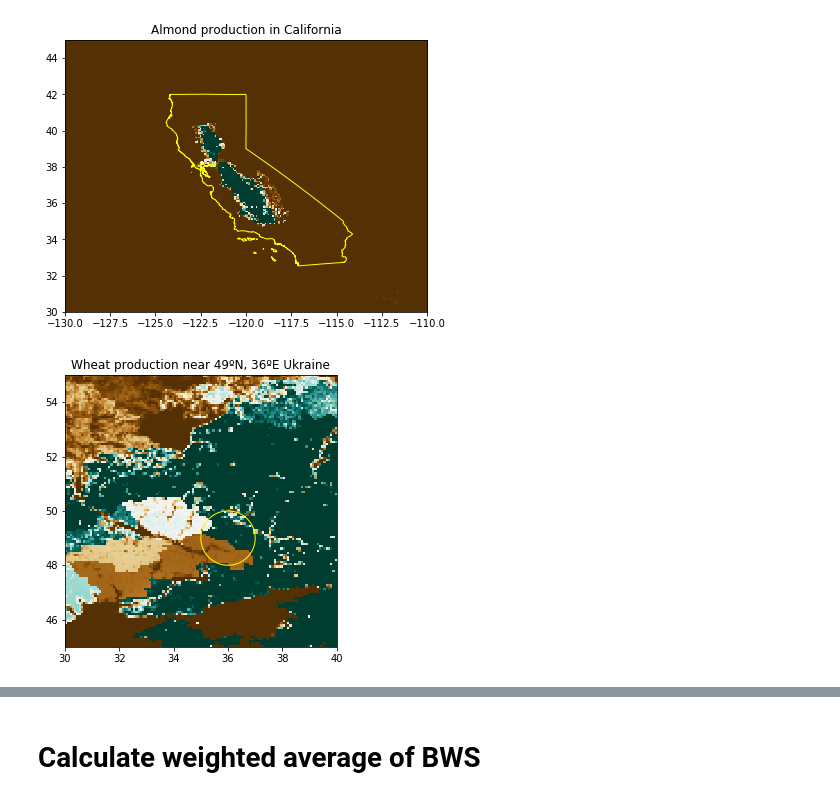
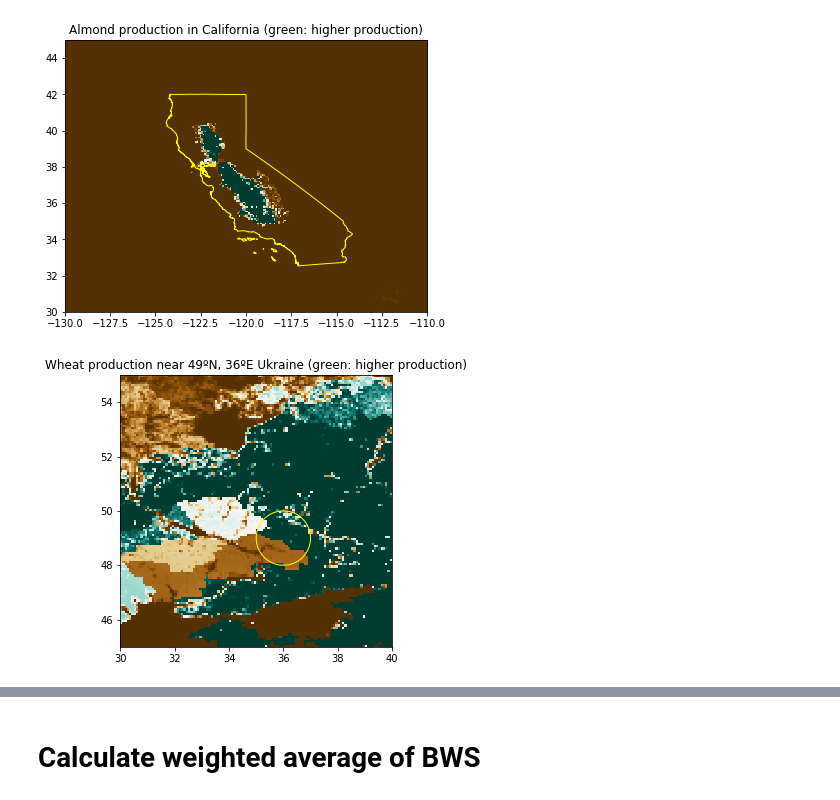
Before and after one commit to fgassert/sample_notebook, a Jupyter notebook: bws_calcs_fg.ipynb, the cells around one changed output, grey strips where cells are left out. Drawn from its saved outputs; the diff is of its cells as text; code cells hidden in the pictures.

```diff
--- a/bws_calcs_fg.ipynb
+++ b/bws_calcs_fg.ipynb
@@ -16,17 +21,16 @@ import os
 # %%
+# Load sample data into table
 sample_data = gpd.GeoDataFrame([
     {
         'location': 'California',
-        'geometry': None,
         'raw material': 'almonds',
-        'tonnage': 150,
+        'tonnage': 15,
         'year':2017
     },
     {
-        'location': 'Flour mill',
-        'geometry': None,
+        'location': 'Mill @ 36N, 49E',
         'raw material': 'wheat flour',
-        'tonnage': 21000,
+        'tonnage': 2100,
         'year':2017
     }
 ])
@@ -40,13 +48,16 @@ sample_data.head()
 # %%
+# Get geometry of California from table
 queryUrl = 'https://api.resourcewatch.org/v1/query/Politcial-Boundaries-GADM-adminitrative-level-1-1490086842541'
 queryParams = {'sql': "select the_geom from gadm28_adm1 where name_1='California'"}
-
 resp = requests.get(queryUrl, queryParams)
 cali_geom = shapely.wkb.loads(resp.json()['data'][0]['the_geom'], hex=True)
 
-sample_data.at[0, 'geometry'] = cali_geom
-sample_data.at[1, 'geometry'] = Point(36, 49).buffer(1)
+# For the mill location we'll use an approximate 100km radius supply-shed around the point location
+point_geom = Point(36, 49).buffer(1)
 
+# Update table
+sample_data['geometry'] = [cali_geom, point_geom]
 sample_data[sample_data.index==0].plot()
 sample_data[sample_data.index==1].plot()
+sample_data.head()
 # %% [output]
@@ -74,0 +103,7 @@ sample_data[sample_data.index==1].plot()
+# %%
+fig, ax = plt.subplots(figsize=[10,5])
+ax.set_title('Baseline water stress (yellow: low stress; red: high stress)')
+ax.set_ylim((45,55))
+ax.set_xlim((30,40))
+bws.plot(ax=ax, column='BWS_s', cmap='YlOrRd', vmin=0, vmax=5)
+sample_data[sample_data.index==1].plot(ax=ax, color='', edgecolor='cyan')
@@ -80,17 +122,17 @@ with rio.open('almond_HarvAreaYield_Geotiff/almond_Production.tif') as src:
     ax.set_xlim((-130,-110))
     rio.plot.show(dat, vmax=100, cmap='BrBG', ax=ax, transform=src.transform)
     sample_data[sample_data.index==0].plot(ax=ax, color='', edgecolor='yellow')
-    ax.set_title('Almond production in California')
+    ax.set_title('Almond production in California (green: higher production)')
 # %% [output]
-[figure, old version]
+[figure, new version]
 # %%
 with rio.open('wheat_HarvAreaYield_Geotiff/wheat_Production.tif') as src:
     dat = src.read(1)
     fig, ax = plt.subplots(figsize=[10,5])
     ax.set_ylim((45,55))
     ax.set_xlim((30,40))
     rio.plot.show(dat, vmax=1000, cmap='BrBG', ax=ax, transform=src.transform)
     sample_data[sample_data.index==1].plot(ax=ax, color='', edgecolor='yellow')
-    ax.set_title('Wheat production near 49ºN, 36ºE Ukraine')
+    ax.set_title('Wheat production near 49ºN, 36ºE Ukraine (green: higher production)')
 # %% [output]
-[figure, old version]
+[figure, new version]
```
Also changed, not shown: parts of 23 cells of this notebook.
